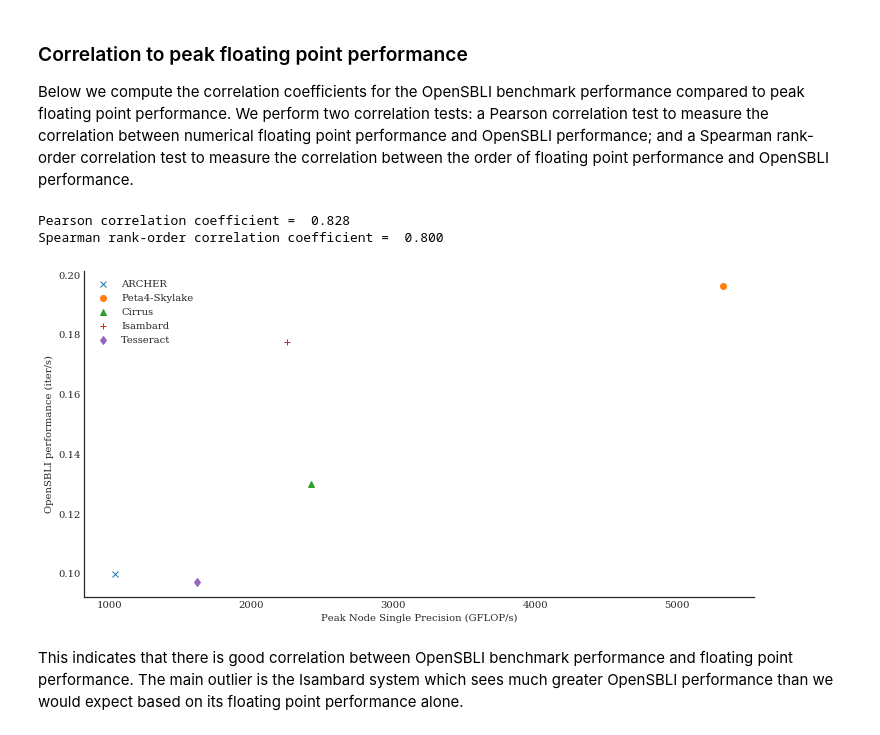
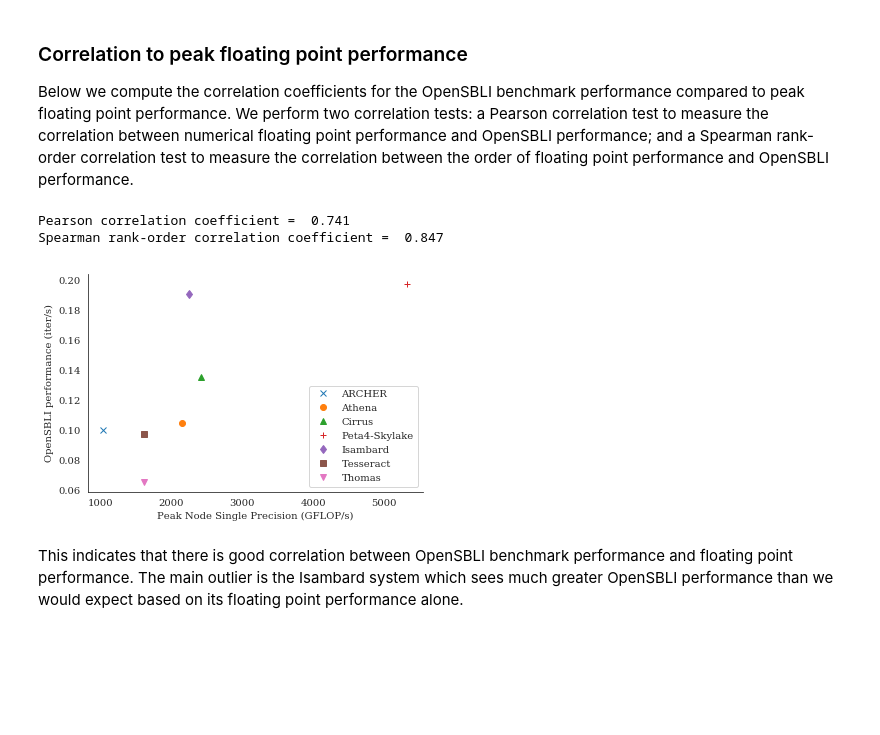
Before and after one commit to hpc-uk/archer-benchmarks, a Jupyter notebook: analysis/Single_Node_Performance_Comparison.ipynb, the cells around one changed output. Drawn from its saved outputs; the diff is of its cells as text; code cells hidden in the pictures; blank space fills up the shorter version.

Commit message:
Updated single node report

```diff
--- a/analysis/Single_Node_Performance_Comparison.ipynb
+++ b/analysis/Single_Node_Performance_Comparison.ipynb
@@ -71,7 +74,7 @@ peak_bw['CSD3-Skylake'] = 4.508
 peak_bw['Cirrus'] = 2.718
 peak_bw['Isambard'] = 3.461
 peak_bw['Tesseract'] = 5.181
-peak_bw['Thomas'] = 5.181
+peak_bw['Thomas'] = 3.694
 
 
 # Per-socket memory channels
@@ -80,7 +83,7 @@ channels = {}
 
 formath = "{:>15s} {:>20s}"
 formatp = "{:>15s} {:>20d}"
-print("Performance improvement relative to ARCHER:\n")
+print("Number of memory channels per node:\n")
 print(formath.format('System', 'Memory Channels'))
 print(formath.format('======', '==============='))
 
@@ -131,12 +134,6 @@ for system in systems:
     perf[system] = perf_max[0]
     print('\n============================================================')
 
-notes['ARCHER'] = '(24 tasks, 2 threads)'
-notes['CSD3-Skylake'] = '(32 tasks, 1 thread)'
-notes['Cirrus'] = '(36 tasks, 2 threads)'
-notes['Isambard'] = '(128 tasks, 2 threads)'
-notes['Tesseract'] = '(24 tasks, 2 threads)'
-notes['CSD3-GPU'] = '(4 MPI tasks, 3 OMP per task, 4 GPU)'
 
 # JADE performance result is taken from the runs by HEC BioSim
 systems.append('JADE')
@@ -308,0 +301,15 @@ osbli_perf['Tesseract'] = 1.0 / osbli.gettiming('../apps/OpenSBLI/TGV512ss/resul
+# %%
+systems = ['ARCHER','Athena','Cirrus','CSD3-Skylake','Isambard','Tesseract','Thomas']
+
+osbli_perf = {}
+
+for system in systems:
+    wdir = '../apps/OpenSBLI/TGV512ss/results/' + system
+    filelist = filemanip.get_filelist(wdir, 'output_1node')
+    sysdict = sysdetails[system]
+    print('\n============================================================')
+    print(sysdict['Name'])
+    osbli_df = pd.DataFrame(osbli.create_df_list(filelist, sysdict['PCores']*sysdict['PPerNode']))
+    nodes, perf_max = osbli.get_perf_stats(osbli_df, 'max', writestats=True)
+    osbli_perf[system] = perf_max[0]
+    print('\n============================================================')
@@ -318,9 +343,9 @@ fp_perf_a = []
 osbli_bw_a = []
 peak_bw_a = []
 channels_a = []
-for system in osbli_systems:
+for system in systems:
     tperf = osbli_perf.get(system,0.0)
-    print(formatp.format(system, tperf, tperf/aperf))
+    print(formatp.format(sysdetails[system]['Name'], tperf, tperf/aperf))
     if system in peak_fp:
         osbli_perf_a.append(osbli_perf.get(system,0.0))
         fp_perf_a.append(peak_fp.get(system,0.0))
@@ -344,21 +371,21 @@ Performance improvement relative to ARCHER:
 Below we compute the correlation coefficients for the OpenSBLI benchmark performance compared to peak floating point performance. We perform two correlation tests: a Pearson correlation test to measure the correlation between numerical floating point performance and OpenSBLI performance; and a Spearman rank-order correlation test to measure the correlation between the order of floating point performance and OpenSBLI performance.
 # %%
 n=0
-for system in osbli_systems:
+for system in systems:
     if system in peak_fp:
-        plt.plot(peak_fp.get(system,0.0),osbli_perf.get(system,0.0),marker_a[n],label=system)
+        plt.plot(peak_fp.get(system,0.0),osbli_perf.get(system,0.0),marker_a[n],label=sysdetails[system]['Name'])
         n += 1
 plt.xlabel('Peak Node Single Precision (GFLOP/s)')
 plt.ylabel('OpenSBLI performance (iter/s)')
 plt.legend(loc='best')
 sns.despine()
 plt.savefig('gromacs_corr.png', dpi=300)
 print('Pearson correlation coefficient = ', '{:.3f}'.format(stats.pearsonr(osbli_perf_a, fp_perf_a)[0]))
 print('Spearman rank-order correlation coefficient = ', '{:.3f}'.format(stats.spearmanr(osbli_perf_a, fp_perf_a)[0]))
 # %% [output]
-Pearson correlation coefficient =  0.828
-Spearman rank-order correlation coefficient =  0.800
+Pearson correlation coefficient =  0.741
+Spearman rank-order correlation coefficient =  0.847
-[figure, old version]
+[figure, new version]
 # %% [markdown]
 This indicates that there is good correlation between OpenSBLI benchmark performance and floating point performance. The main outlier is the Isambard system which sees much greater OpenSBLI performance than we would expect based on its floating point performance alone.
 # %% [markdown]
```
Also changed, not shown: parts of 28 cells of this notebook, 4 other files.
